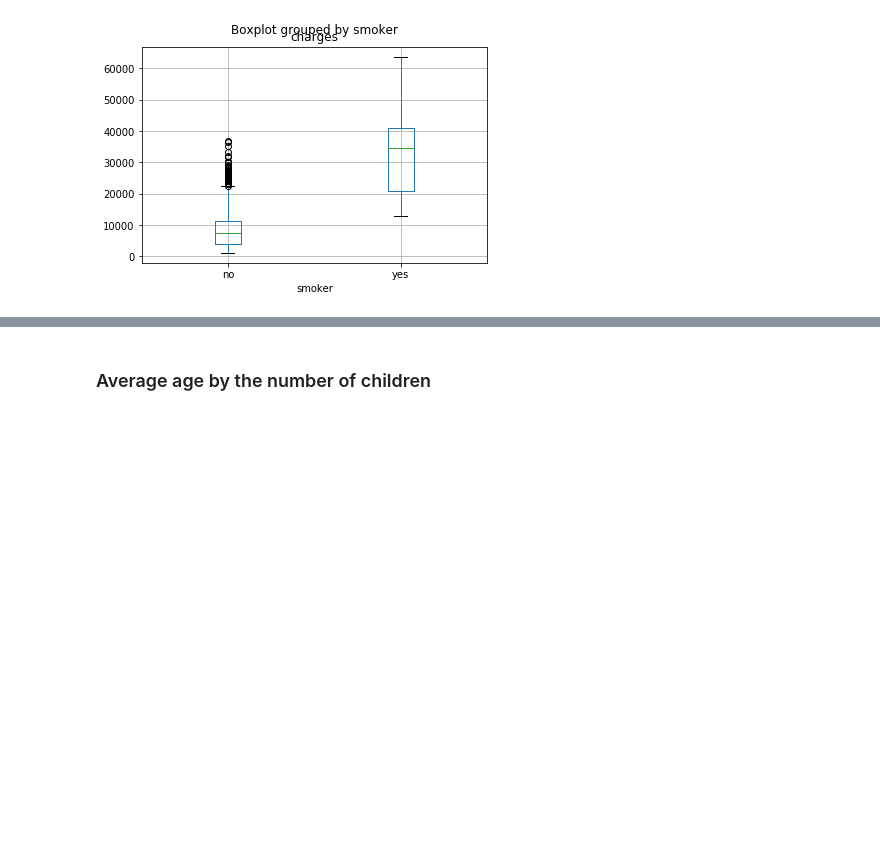
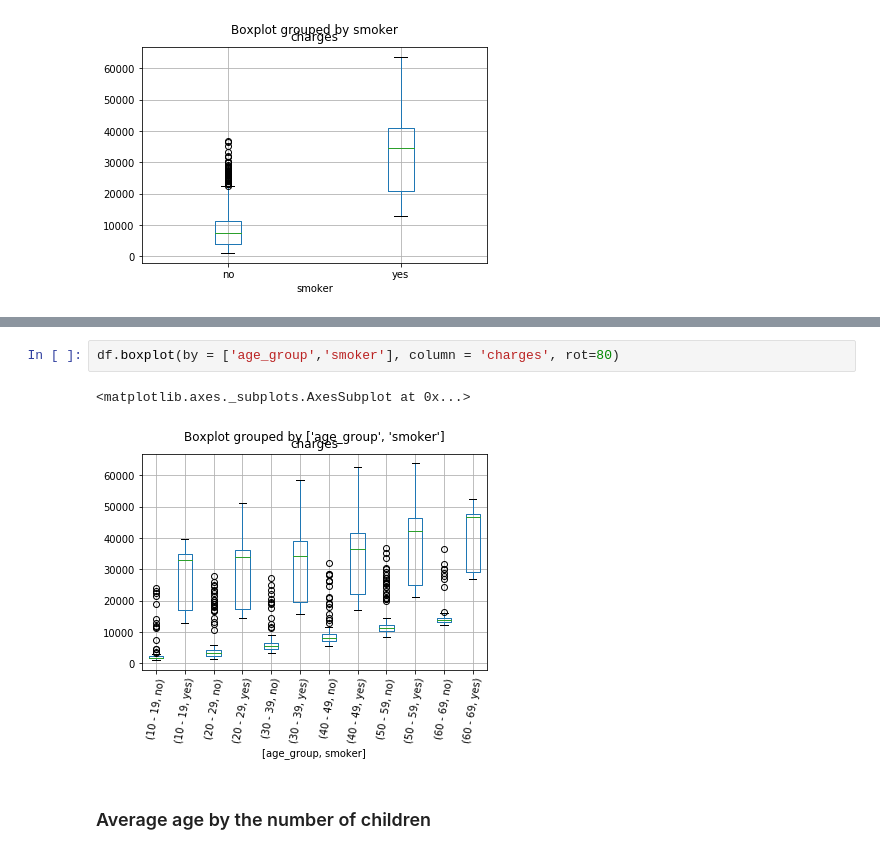
Before and after one commit to aaronoldre/us_medical_insurance_costs, a Jupyter notebook: us-medical-insurance-costs.ipynb, the cells around one changed output, grey strips where cells are left out. Saved outputs shown, nothing was run; the diff lists cells and outputs as text; blank space fills up the shorter version.

```diff
--- a/us-medical-insurance-costs.ipynb
+++ b/us-medical-insurance-costs.ipynb
@@ -251,3 +348,8 @@ df.boxplot(by = 'smoker', column = 'charges')
+# %%
+df.boxplot(by = ['age_group','smoker'], column = 'charges', rot=80)
+# %% [output]
+<matplotlib.axes._subplots.AxesSubplot at 0x...>
+[figure, added]
 # %% [markdown]
 ### Average age by the number of children
 # %%
```
Also changed, not shown: parts of 25 cells of this notebook, 1 other file.
